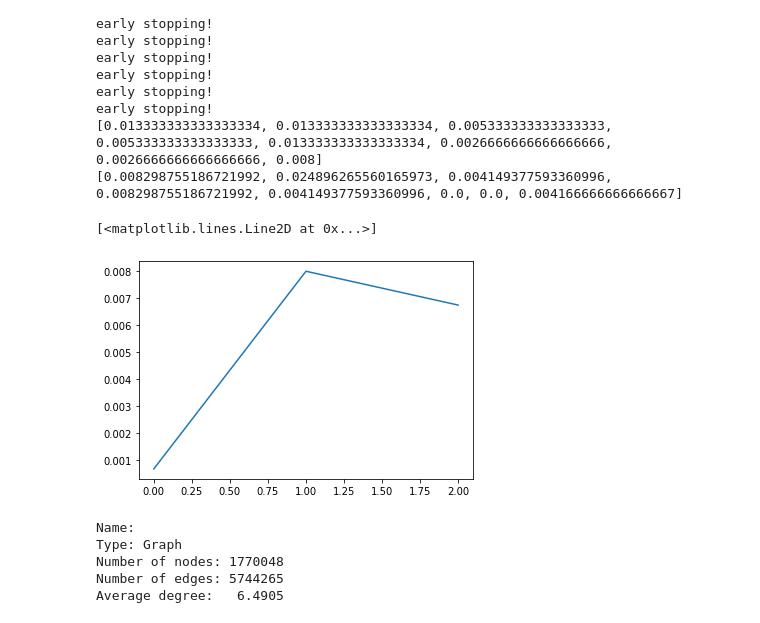
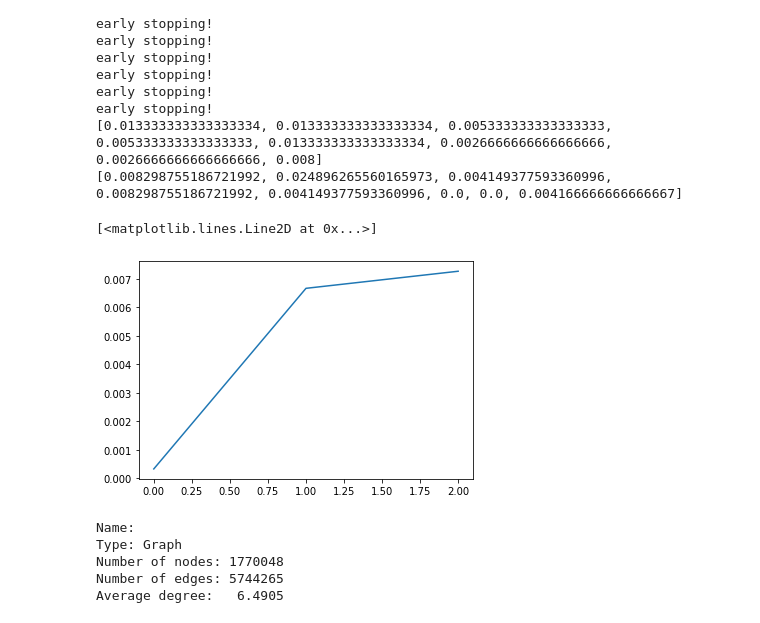
Before and after one commit to liangw6/legendary-chainsaw, a Jupyter notebook: benchmark-randomwalk.ipynb, the cells around one changed output. Drawn from its saved outputs; the diff is of its cells as text; code cells hidden in the pictures.

Commit message:
adds benchmark results

```diff
--- a/benchmark-randomwalk.ipynb
+++ b/benchmark-randomwalk.ipynb
@@ -145,12 +145,12 @@ early stopping!
 [0.013333333333333334, 0.013333333333333334, 0.005333333333333333, 0.005333333333333333, 0.013333333333333334, 0.0026666666666666666, 0.0026666666666666666, 0.008]
 [0.008298755186721992, 0.024896265560165973, 0.004149377593360996, 0.008298755186721992, 0.004149377593360996, 0.0, 0.0, 0.004166666666666667]
 # %%
-# with open('original_model_result.pkl', 'rb') as handle:
-#     all_accu = pickle.load(handle)
-# plt.plot([np.average(i) for i in all_accu])
+with open('output/original_model_result.pkl', 'rb') as handle:
+    all_accu = pickle.load(handle)
+plt.plot([np.average(i) for i in all_accu])
 # %% [output]
 [<matplotlib.lines.Line2D at 0x...>]
-[figure, old version]
+[figure, new version]
 # %%
 # load model
 # specify parameters here
```
Also changed, not shown: parts of 1 cell of this notebook.
